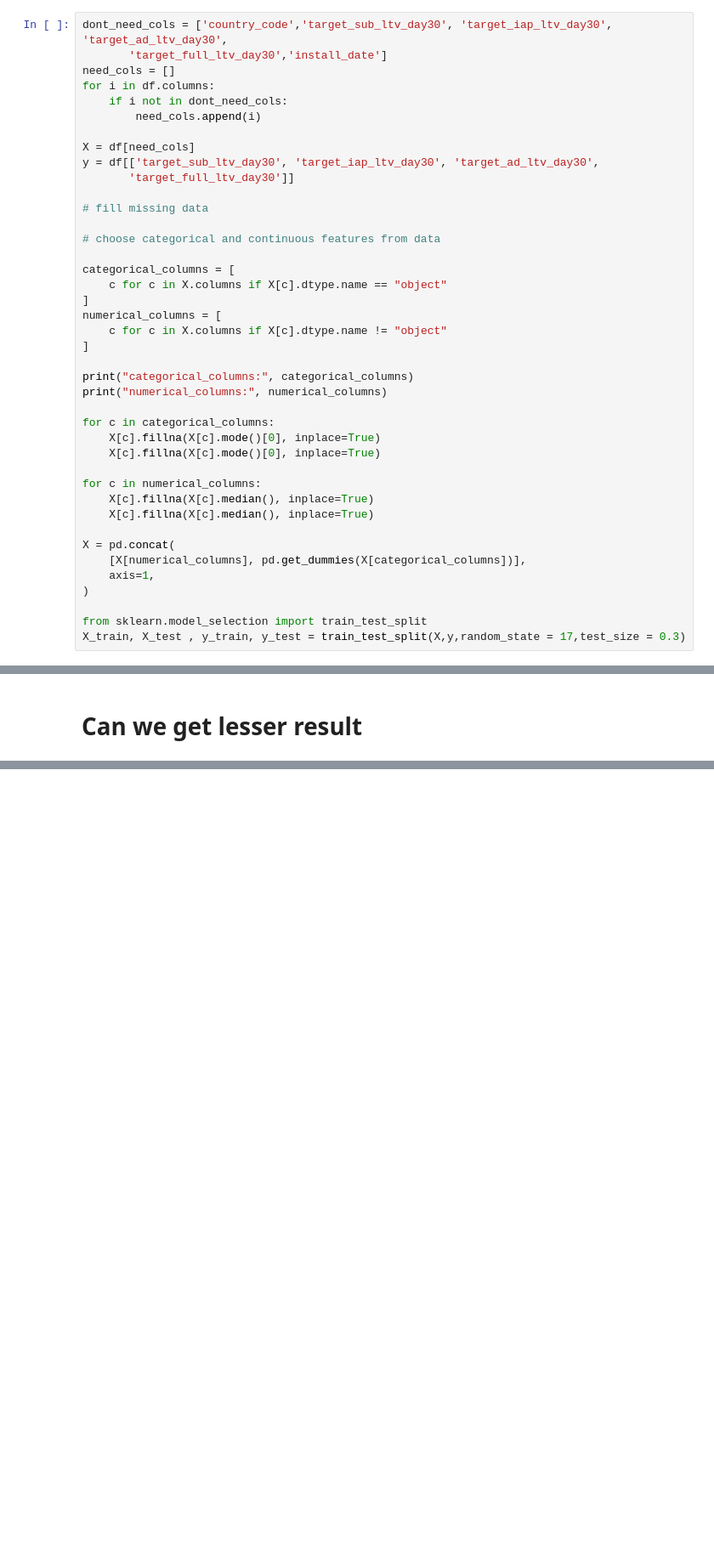
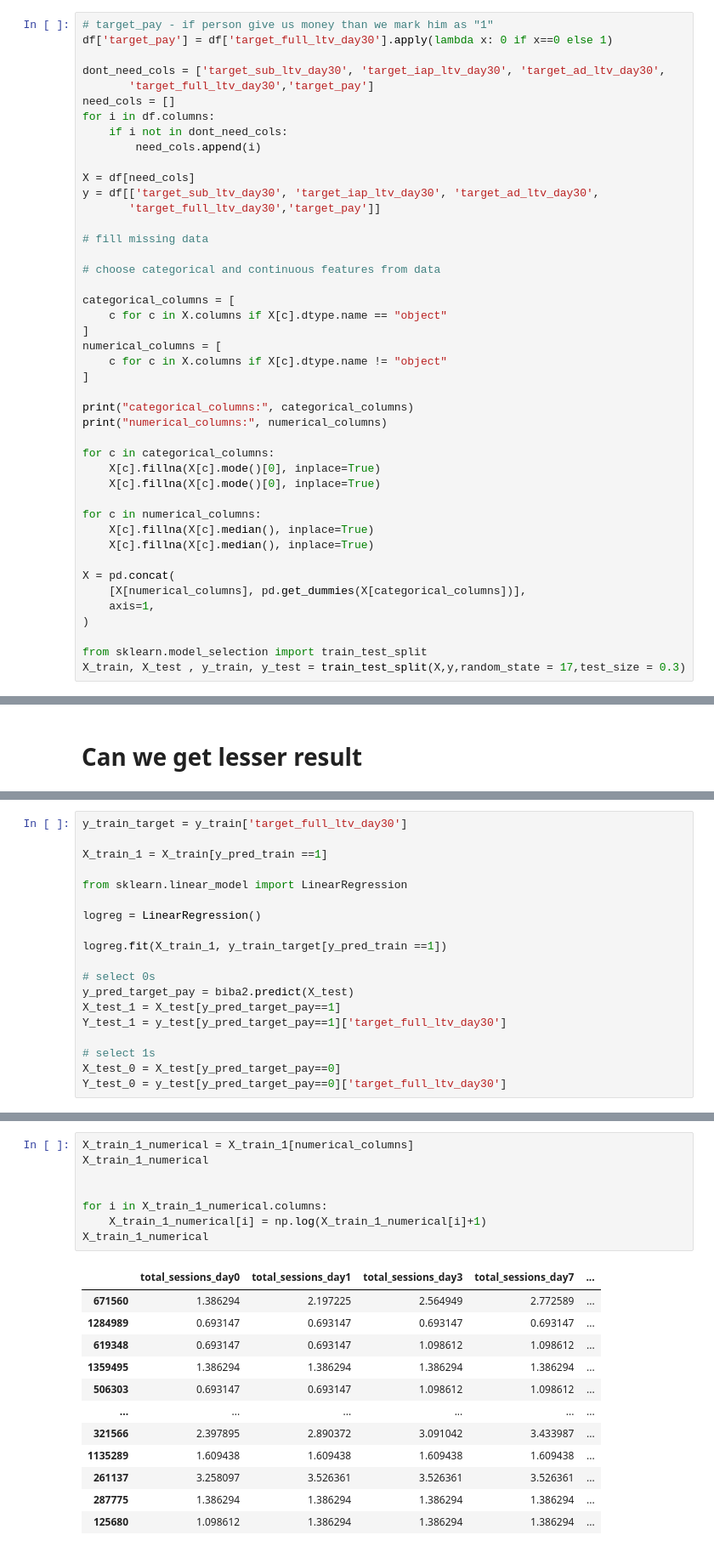
Before and after one commit to dont-4get-me-men/iass_data_camp_2022, a Jupyter notebook: Yura.ipynb, the cells around one changed output, grey strips where cells are left out. Shown: that part at 85% size. Saved outputs shown, nothing was run; the diff lists cells and outputs as text; blank space fills up the shorter version.

```diff
--- a/Yura.ipynb
+++ b/Yura.ipynb
@@ -126,6 +12,9 @@ f.close()
 # %%
-dont_need_cols = ['country_code','target_sub_ltv_day30', 'target_iap_ltv_day30', 'target_ad_ltv_day30',
-       'target_full_ltv_day30','install_date']
+# target_pay - if person give us money than we mark him as "1"
+df['target_pay'] = df['target_full_ltv_day30'].apply(lambda x: 0 if x==0 else 1)
+
+dont_need_cols = ['target_sub_ltv_day30', 'target_iap_ltv_day30', 'target_ad_ltv_day30',
+       'target_full_ltv_day30','target_pay']
 need_cols = []
 for i in df.columns:
     if i not in dont_need_cols:
@@ -133,7 +22,7 @@ for i in df.columns:
 
 X = df[need_cols]
 y = df[['target_sub_ltv_day30', 'target_iap_ltv_day30', 'target_ad_ltv_day30',
-       'target_full_ltv_day30']]
+       'target_full_ltv_day30','target_pay']]
 
 # fill missing data
 
@@ -296,0 +206,19 @@ before:  0.7155891063578942 0.10144459509736846 1.2736457148987614
+# %%
+y_train_target = y_train['target_full_ltv_day30']
+
+X_train_1 = X_train[y_pred_train ==1]
+
+from sklearn.linear_model import LinearRegression
+
+logreg = LinearRegression()
+
+logreg.fit(X_train_1, y_train_target[y_pred_train ==1])
+
+# select 0s
+y_pred_target_pay = biba2.predict(X_test)
+X_test_1 = X_test[y_pred_target_pay==1]
+Y_test_1 = y_test[y_pred_target_pay==1]['target_full_ltv_day30']
+
+# select 1s
+X_test_0 = X_test[y_pred_target_pay==0]
+Y_test_0 = y_test[y_pred_target_pay==0]['target_full_ltv_day30']
@@ -296,0 +256,21 @@ before:  0.7155891063578942 0.10144459509736846 1.2736457148987614
+# %%
+X_train_1_numerical = X_train_1[numerical_columns]
+X_train_1_numerical
+
+
+for i in X_train_1_numerical.columns:
+    X_train_1_numerical[i] = np.log(X_train_1_numerical[i]+1)
+X_train_1_numerical
+# %% [output]
+|  | total_sessions_day0 | total_sessions_day1 | total_sessions_day3 | total_sessions_day7 | ... |
+| 671560 | 1.386294 | 2.197225 | 2.564949 | 2.772589 | ... |
+| 1284989 | 0.693147 | 0.693147 | 0.693147 | 0.693147 | ... |
+| 619348 | 0.693147 | 0.693147 | 1.098612 | 1.098612 | ... |
+| 1359495 | 1.386294 | 1.386294 | 1.386294 | 1.386294 | ... |
+| 506303 | 0.693147 | 0.693147 | 1.098612 | 1.098612 | ... |
+| ... | ... | ... | ... | ... | ... |
+| 321566 | 2.397895 | 2.890372 | 3.091042 | 3.433987 | ... |
+| 1135289 | 1.609438 | 1.609438 | 1.609438 | 1.609438 | ... |
+| 261137 | 3.258097 | 3.526361 | 3.526361 | 3.526361 | ... |
+| 287775 | 1.386294 | 1.386294 | 1.386294 | 1.386294 | ... |
+| 125680 | 1.098612 | 1.386294 | 1.386294 | 1.386294 | ... |
```
Also changed, not shown: parts of 69 cells of this notebook, 1 other file.
